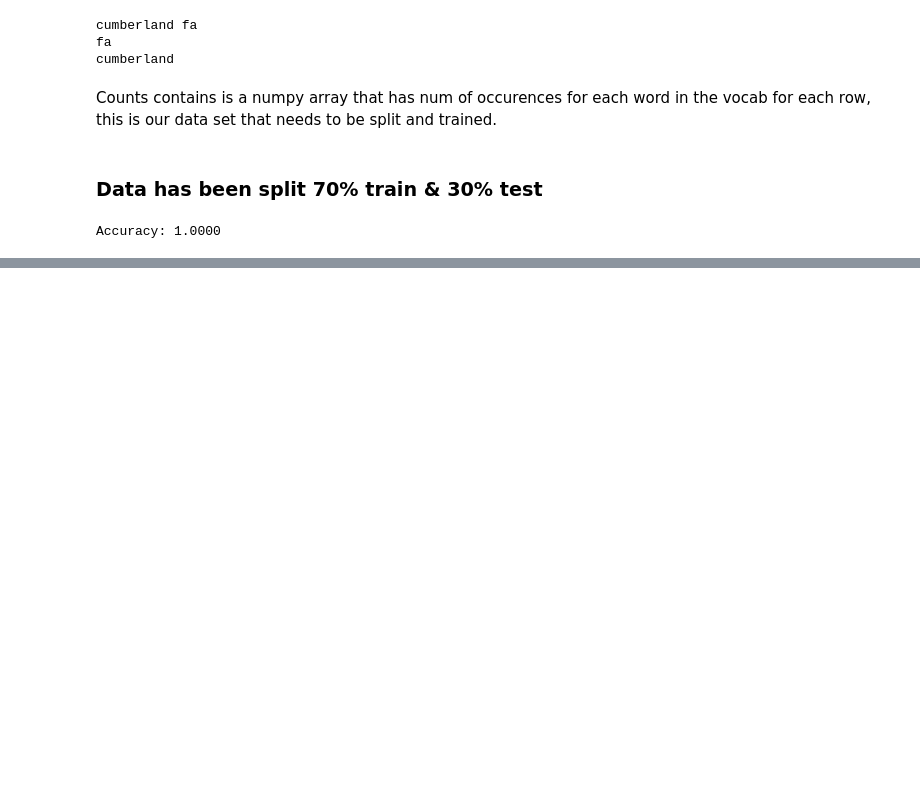
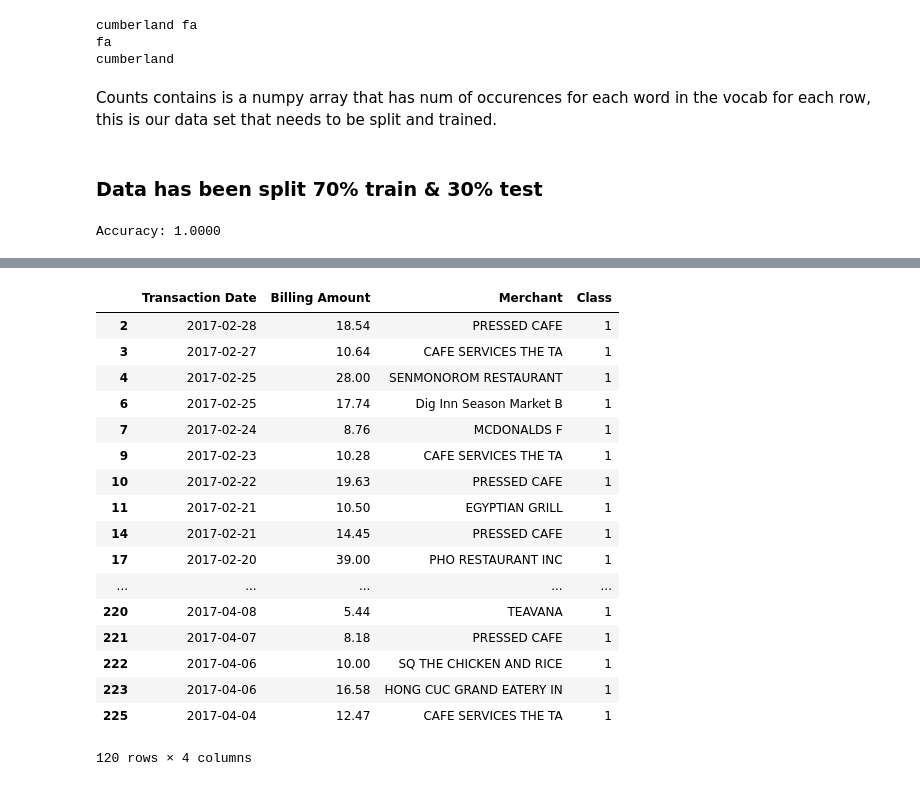
Before and after one commit to kidculli/SpendingTracker, a Jupyter notebook: SpendingClassify.ipynb, the cells around one changed output, grey strips where cells are left out. Cells and saved outputs as stored; diff of their text form; code cells hidden in the pictures; blank space fills up the shorter version.

```diff
--- a/SpendingClassify.ipynb
+++ b/SpendingClassify.ipynb
@@ -260,0 +294,21 @@ Accuracy: 0.7879
+# %%
+df[df['Class'] == 1]
+# %% [output]
+|  | Transaction Date | Billing Amount | Merchant | Class |
+| 2 | 2017-02-28 | 18.54 | PRESSED CAFE | 1 |
+| 3 | 2017-02-27 | 10.64 | CAFE SERVICES THE TA | 1 |
+| 4 | 2017-02-25 | 28.00 | SENMONOROM RESTAURANT | 1 |
+| 6 | 2017-02-25 | 17.74 | Dig Inn Season Market B | 1 |
+| 7 | 2017-02-24 | 8.76 | MCDONALDS F | 1 |
+| 9 | 2017-02-23 | 10.28 | CAFE SERVICES THE TA | 1 |
+| 10 | 2017-02-22 | 19.63 | PRESSED CAFE | 1 |
+| 11 | 2017-02-21 | 10.50 | EGYPTIAN GRILL | 1 |
+| 14 | 2017-02-21 | 14.45 | PRESSED CAFE | 1 |
+| 17 | 2017-02-20 | 39.00 | PHO RESTAURANT INC | 1 |
+| ... | ... | ... | ... | ... |
+| 220 | 2017-04-08 | 5.44 | TEAVANA | 1 |
+| 221 | 2017-04-07 | 8.18 | PRESSED CAFE | 1 |
+| 222 | 2017-04-06 | 10.00 | SQ THE CHICKEN AND RICE | 1 |
+| 223 | 2017-04-06 | 16.58 | HONG CUC GRAND EATERY IN | 1 |
+| 225 | 2017-04-04 | 12.47 | CAFE SERVICES THE TA | 1 |
+120 rows × 4 columns
```
Also changed, not shown: parts of 4 cells of this notebook.
